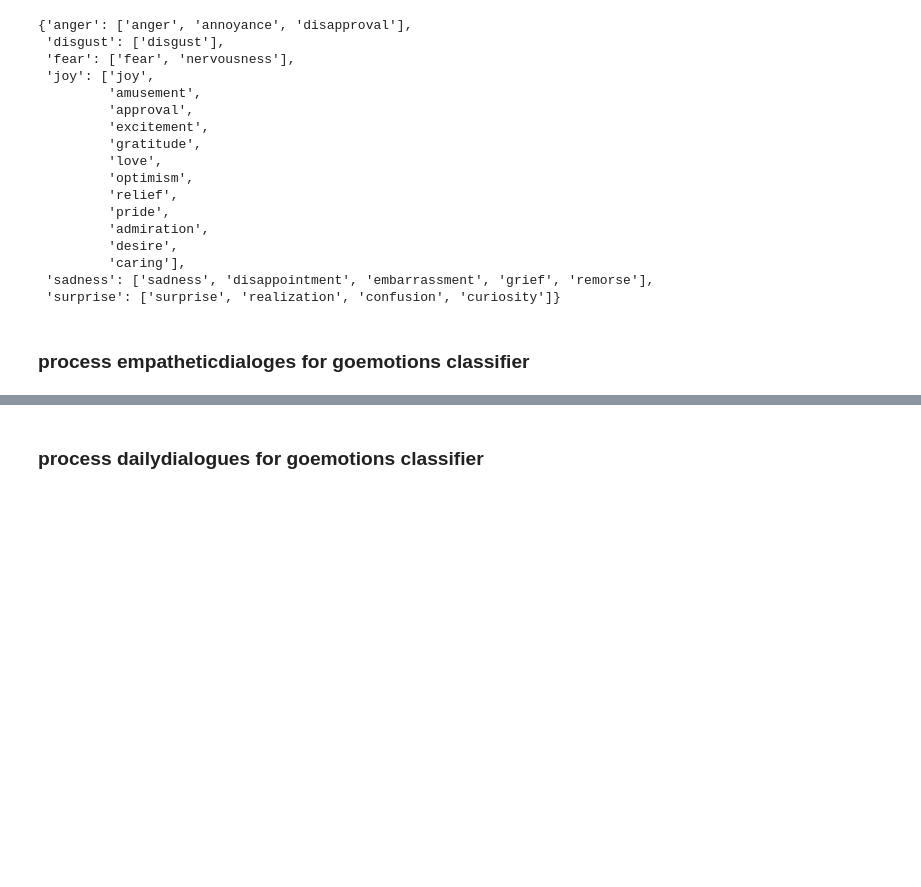
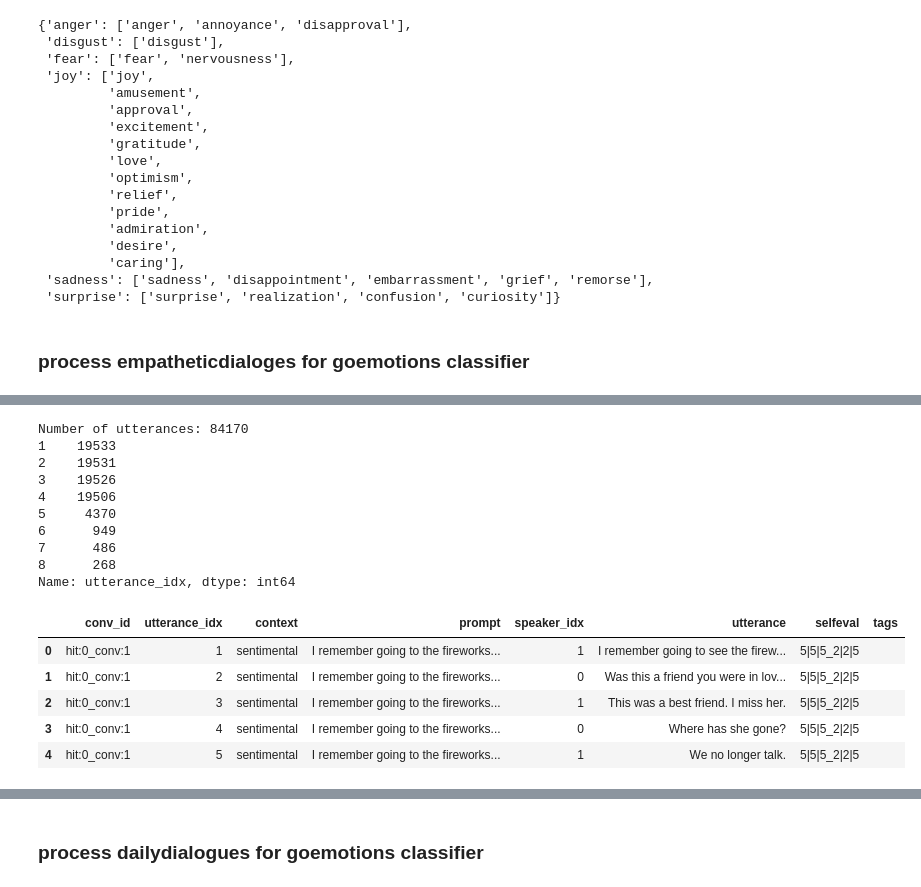
Before and after one commit to evelynyou/w266_project, a Jupyter notebook: exploration.ipynb, the cells around one changed output, grey strips where cells are left out. Drawn from its saved outputs; the diff is of its cells as text; code cells hidden in the pictures; blank space fills up the shorter version.

```diff
--- a/exploration.ipynb
+++ b/exploration.ipynb
@@ -283,8 +282,3 @@ pprint.pprint(emotions_group)
  'surprise': ['surprise', 'realization', 'confusion', 'curiosity']}
 # %% [markdown]
 ### process empatheticdialoges for goemotions classifier
-# %%
-data_folder = 'empatheticdialogues'
-file_name = 'valid.csv'
-all_ed_data = pd.read_csv(os.path.join(data_dir, data_folder, file_name), error_bad_lines=False,
-                          usecols=[0, 1, 2, 3, 4, 5, 6, 7])
@@ -306,0 +285,51 @@ all_ed_data.head(10)
+# %%
+def clean_ed_file(file_name):
+    """
+    Helper function to help clean the messy ED Files
+    """
+
+    ## Read in as a text file because of errors and inconsistencies in the file
+    text_file = open(os.path.join(data_dir, data_folder, file_name), 'r', encoding='utf-8')
+    data_text = text_file.readlines()
+    text_file.close()
+
+    ## Get each utterance cleaned up
+    utterances = list()
+
+    for x in range(len(data_text)):
+        line = re.split(r',', str(data_text[x]))
+        ## ignore all the junk after selfeval
+        utterances.append(line[:7])
+
+    print("Number of utterances:", len(utterances))
+
+    ## Export and export as clean data PD Frame
+    columns = utterances[0]
+    data_clean = pd.DataFrame(utterances[1:])
+    data_clean.columns = columns
+    data_clean["tags"] = ""
+
+    return data_clean
+# %%
+data_folder = "empatheticdialogues"
+ed_train_clean = clean_ed_file('train.csv')
+
+print(ed_train_clean.utterance_idx.value_counts())
+ed_train_clean.head()
+# %% [output]
+Number of utterances: 84170
+1    19533
+2    19531
+3    19526
+4    19506
+5     4370
+6      949
+7      486
+8      268
+Name: utterance_idx, dtype: int64
+|  | conv_id | utterance_idx | context | prompt | speaker_idx | utterance | selfeval | tags |
+| 0 | hit:0_conv:1 | 1 | sentimental | I remember going to the fireworks... | 1 | I remember going to see the firew... | 5|5|5_2|2|5 |  |
+| 1 | hit:0_conv:1 | 2 | sentimental | I remember going to the fireworks... | 0 | Was this a friend you were in lov... | 5|5|5_2|2|5 |  |
+| 2 | hit:0_conv:1 | 3 | sentimental | I remember going to the fireworks... | 1 | This was a best friend. I miss her. | 5|5|5_2|2|5 |  |
+| 3 | hit:0_conv:1 | 4 | sentimental | I remember going to the fireworks... | 0 | Where has she gone? | 5|5|5_2|2|5 |  |
+| 4 | hit:0_conv:1 | 5 | sentimental | I remember going to the fireworks... | 1 | We no longer talk. | 5|5|5_2|2|5 |  |
```
Also changed, not shown: parts of 26 cells of this notebook, 7 other files.
